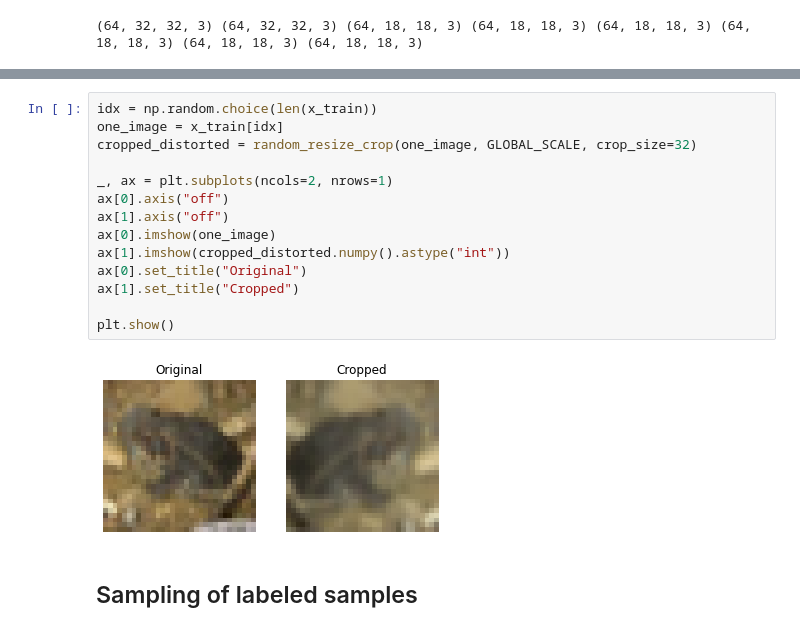
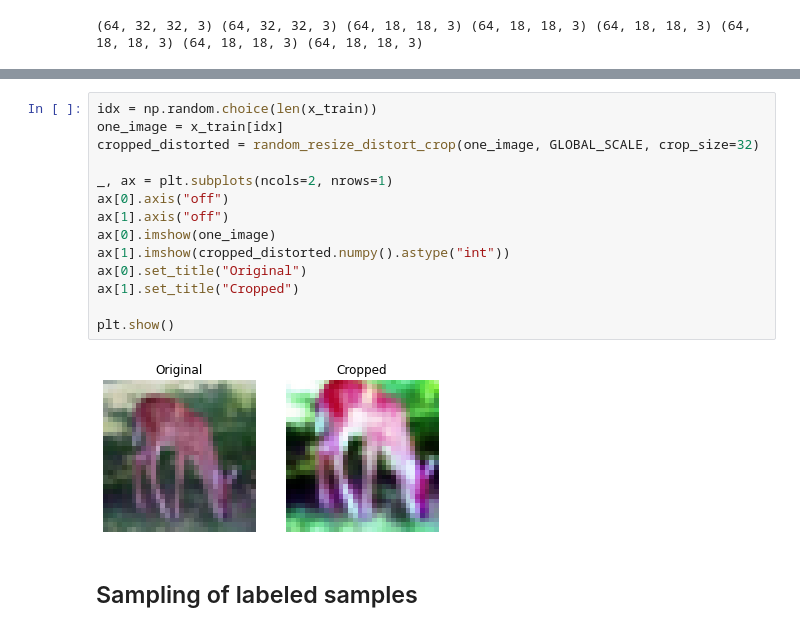
Before and after one commit to sayakpaul/PAWS-TF, a Jupyter notebook: PAWS_Data_Prep.ipynb, the cells around one changed output, grey strips where cells are left out. Drawn from its saved outputs; the diff is of its cells as text.

```diff
--- a/PAWS_Data_Prep.ipynb
+++ b/PAWS_Data_Prep.ipynb
@@ -146,19 +166,19 @@ for n in range(25):
 # %%
 idx = np.random.choice(len(x_train))
 one_image = x_train[idx]
-cropped_distorted = random_resize_crop(one_image, GLOBAL_SCALE, crop_size=32)
+cropped_distorted = random_resize_distort_crop(one_image, GLOBAL_SCALE, crop_size=32)
 
 _, ax = plt.subplots(ncols=2, nrows=1)
 ax[0].axis("off")
 ax[1].axis("off")
 ax[0].imshow(one_image)
 ax[1].imshow(cropped_distorted.numpy().astype("int"))
 ax[0].set_title("Original")
 ax[1].set_title("Cropped")
 
 plt.show()
 # %% [output]
-[figure, old version]
+[figure, new version]
 # %% [markdown]
 ## Sampling of labeled samples
 # %% [markdown]
```
Also changed, not shown: parts of 20 cells of this notebook.
